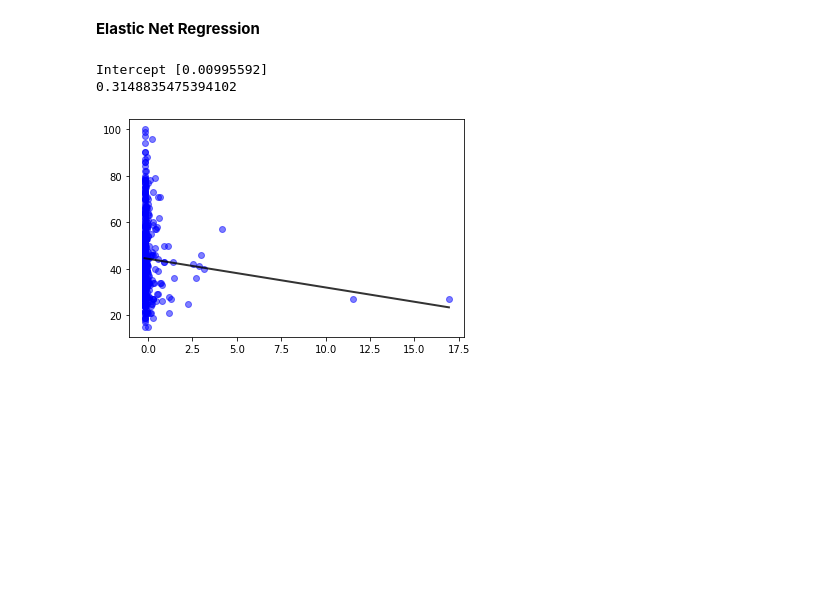
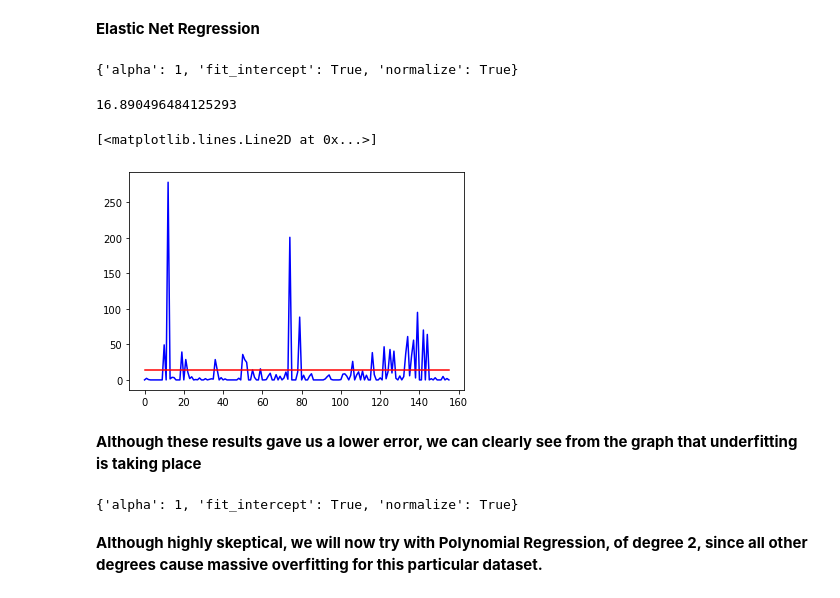
Before and after one commit to CrepeTown/ForestFireBurnAreaPrediction, a Jupyter notebook: Forest Fire Burn Area Prediction - CS345 Final Project.ipynb, the cells around one changed output. Cells and saved outputs as stored; diff of their text form; code cells hidden in the pictures; blank space fills up the shorter version.

```diff
--- a/Forest Fire Burn Area Prediction - CS345 Final Project.ipynb
+++ b/Forest Fire Burn Area Prediction - CS345 Final Project.ipynb
@@ -80,16 +136,25 @@ Intercept [20.38152609]
 # %% [markdown]
 **Elastic Net Regression**
+# %%
+regr = ElasticNet()
+
+param_grid = {'fit_intercept': [True, False],
+              'normalize': [True, False],
+              'alpha': [1, 1.1, 1.2, 1.3, 1.4, 1.5, 1.6, 1.7, 1.8, 1.9, 2]}
+
+classifier = GridSearchCV(regr, param_grid)
+
+classifier.fit(X, Y);
+# %%
+classifier.best_params_
+# %% [output]
+{'alpha': 1, 'fit_intercept': True, 'normalize': True}
 # %%
-new_X = np.array(X)
-Y = (Y - np.mean(Y)) / np.std(Y)
+regr = ElasticNet(fit_intercept = True, normalize=True, alpha=1)
 X_train, X_test, y_train, y_test = train_test_split(X, Y, test_size=.3, random_state = 2)
-
-regr = ElasticNet(random_state=0)
 regr.fit(X_train, y_train)
 y_pred = regr.predict(X_test)
 # %%
-print('Intercept', regr.intercept_)
 print(np.mean(np.abs(y_pred-y_test))) #Error calculation
 # %% [output]
-Intercept [0.00995592]
-0.3148835475394102
+16.890496484125293
@@ -98,10 +161,14 @@ Y_data = np.array(data[['RH']].values)
-# %%
-linreg = LinearRegression()
-Y = (Y - np.mean(Y)) / np.std(Y)
-linreg.fit(Y, Y_data)
-y_pred = linreg.predict(Y)
-plt.scatter(Y, Y_data,  color='blue', alpha=0.5, label = 'data')
-plt.plot(Y, y_pred, color='black', alpha=0.8,linewidth=2, label = 'model')
-plt.show()
-# %% [output]
-[figure, removed]
+# %%
+plt.plot(y_test, color='blue')
+plt.plot(y_pred, color='red')
+# %% [output]
+[<matplotlib.lines.Line2D at 0x...>]
+[figure, added]
+# %% [markdown]
+**Although these results gave us a lower error, we can clearly see from the graph that underfitting is taking place**
+# %%
+classifier.best_params_
+# %% [output]
+{'alpha': 1, 'fit_intercept': True, 'normalize': True}
+# %% [markdown]
+**Although highly skeptical, we will now try with Polynomial Regression, of degree 2, since all other degrees cause massive overfitting for this particular dataset.**
```
Also changed, not shown: parts of 18 cells of this notebook.
